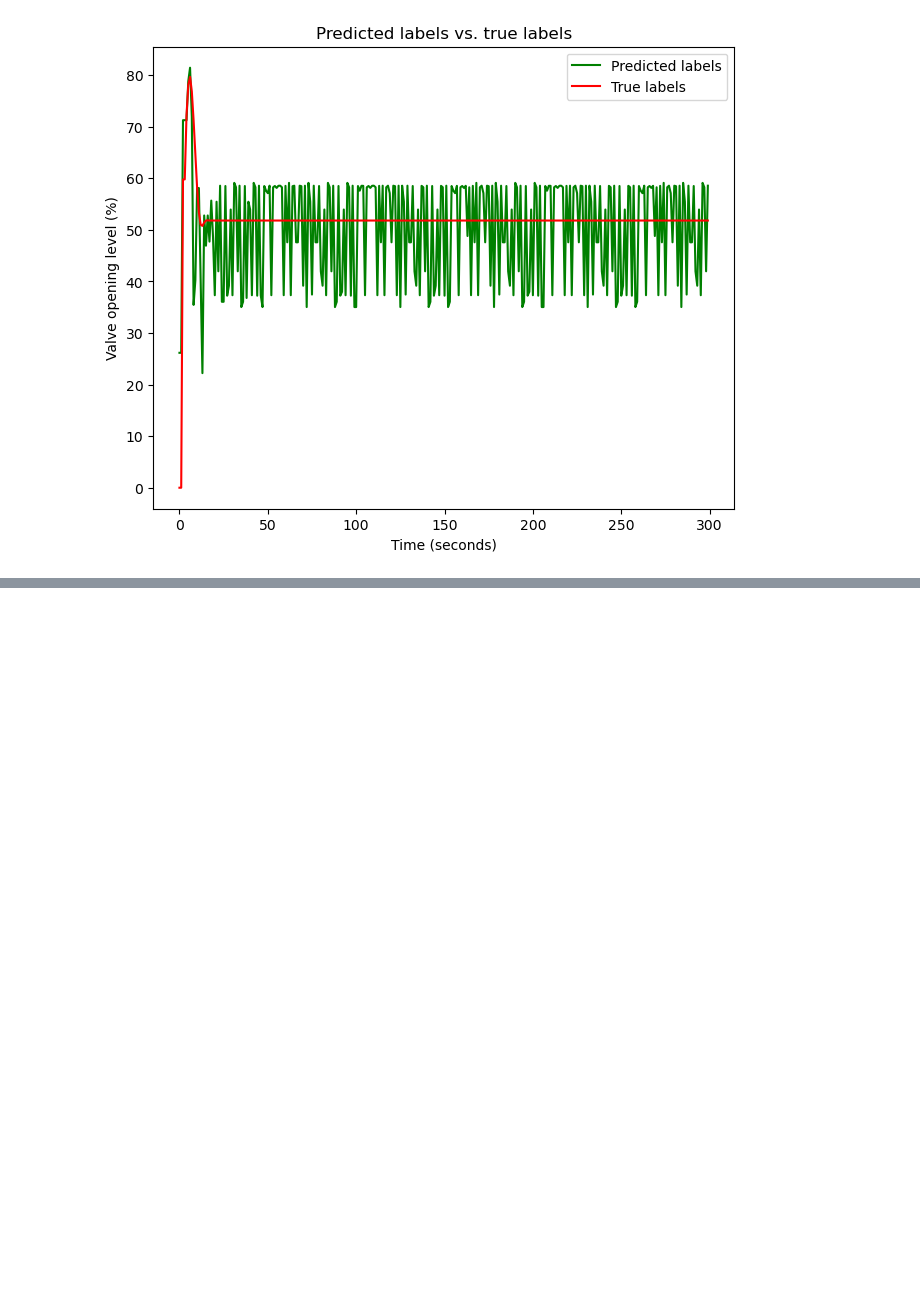
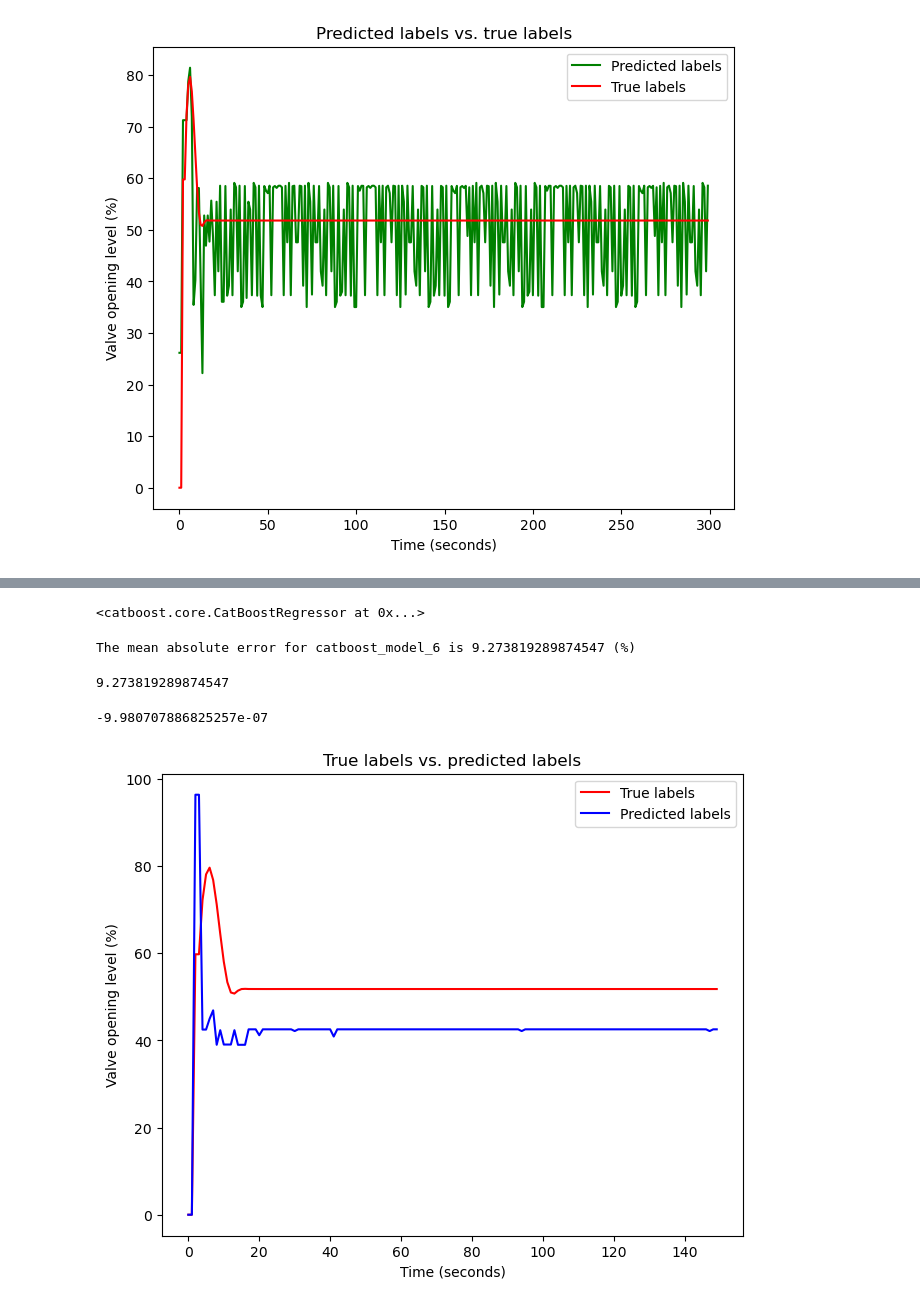
Before and after one commit to anshumanm329/ValvePredictionProject2, a Jupyter notebook: End-to-End-Valve-Level_Prediction-Project2-Copy1.ipynb, the cells around one changed output, grey strips where cells are left out. Saved outputs shown, nothing was run; the diff lists cells and outputs as text; code cells hidden in the pictures; blank space fills up the shorter version.

Commit message:
Further work with catboost

```diff
--- a/End-to-End-Valve-Level_Prediction-Project2-Copy1.ipynb
+++ b/End-to-End-Valve-Level_Prediction-Project2-Copy1.ipynb
@@ -1394,0 +1423,3 @@ ax30.legend();
+# %%
+FILE_PATH = "training_data_from_matlab15.csv"
+df_data4 = preprocess_data(FILE_PATH)
@@ -1394,0 +1446,2 @@ ax30.legend();
+# %%
+X4_train, y4_train = prepare_for_modelling(df_data4)
@@ -1394,0 +1450,17 @@ ax30.legend();
+# %%
+catboost_model_6 = CatBoostRegressor(iterations = 100,
+                                     learning_rate = 0.5,
+                                     depth = 8,
+                                     l2_leaf_reg = 3,
+                                     loss_function = "MAE",
+                                     random_seed = 48,
+                                     feature_weights = [0.1, 1.55, 1.9, 1.5],
+                                     use_best_model = None,
+                                     eval_metric= "RMSE",
+                                     verbose = False)
+
+# Fit the model
+catboost_model_6.fit(X4_train, y4_train,
+                     eval_set = (X2_test, y2_test))
+# %% [output]
+<catboost.core.CatBoostRegressor at 0x...>
@@ -1394,0 +1474,26 @@ ax30.legend();
+# %%
+# Make predictions and get the mean_absolute_error
+cat_y4_preds_1 = catboost_model_6.predict(X2_test)
+# Get the mean_absolute_error
+print(f"The mean absolute error for catboost_model_6 is {mean_absolute_error(y2_test, cat_y4_preds_1)} (%)")
+# %% [output]
+The mean absolute error for catboost_model_6 is 9.273819289874547 (%)
+# %%
+mean_absolute_error(y2_test, cat_y4_preds_1)
+# %% [output]
+9.273819289874547
+# %%
+cat_y4_preds_1[0]
+# %% [output]
+-9.980707886825257e-07
+# %%
+# Plot the output of the model with even larger training dataset
+fig, ax31 = plt.subplots(figsize = (7.5,6))
+ax31.plot(y2_test[:150], c = 'r', label = "True labels")
+ax31.plot(cat_y4_preds_1[:150], c = 'b', label = "Predicted labels")
+ax31.set(xlabel = "Time (seconds)",
+         ylabel = "Valve opening level (%)",
+         title = "True labels vs. predicted labels")
+ax31.legend();
+# %% [output]
+[figure, added]
```
Also changed, not shown: parts of 64 cells of this notebook, 11 other files.
